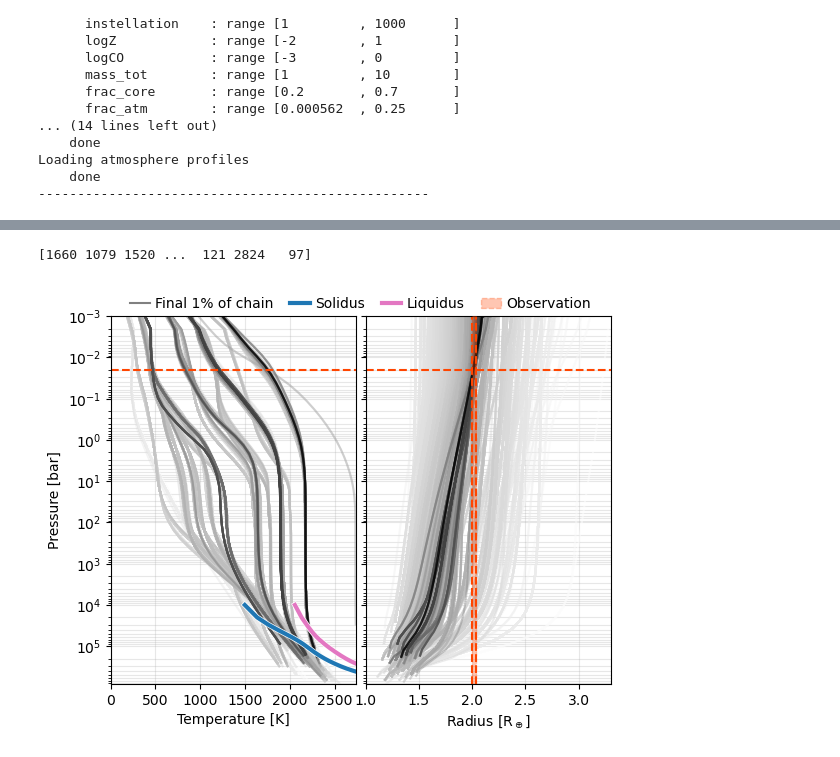
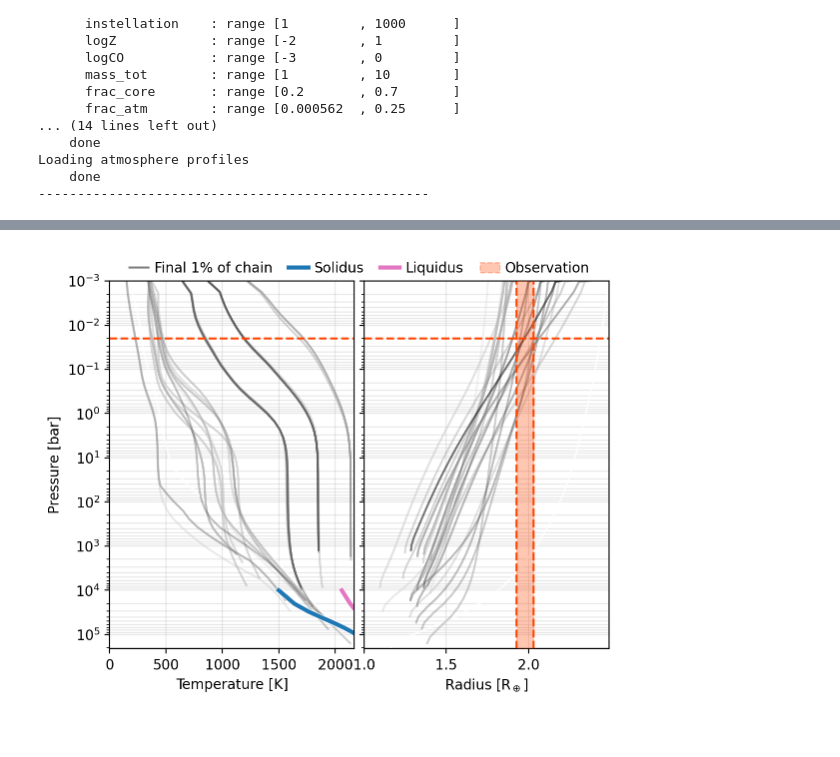
Before and after one commit to nichollsh/InferAGNI, a Jupyter notebook: notebooks/retrieve.ipynb, the cells around one changed output, grey strips where cells are left out. Cells and saved outputs as stored; diff of their text form; code cells hidden in the pictures.

Commit message:
Default parameters. Plots

```diff
--- a/notebooks/retrieve.ipynb
+++ b/notebooks/retrieve.ipynb
@@ -81,5 +80,10 @@ outdir = "output/"
 outdir_planet = os.path.join(outdir, obs["_name"].replace(" ", "_"))
 print(f"Saving to {outdir_planet}")
 
+# remove old files
 os.makedirs(outdir_planet, exist_ok=True)
+for f in ("result.csv", "truth.csv", "corner.pdf", "emits.pdf", "profs.pdf"):
+    f = os.path.join(outdir_planet, f)
+    if os.path.exists(f):
+        os.remove(f)
 # %% [output]
@@ -87,7 +91,7 @@ Saving to output/pi_Men_c
 # %%
 # Do retrieval
 keys, samples = run_retrieval(gr, obs,
-                                n_walkers=35, n_procs=15, n_steps=2000,
+                                n_walkers=30, n_procs=15, n_steps=1000,
                                 extra_keys=["instellation","log_vmr_H2","log_vmr_H2O","log_vmr_CO2","log_vmr_CO","log_vmr_H2S","t_surf"])
 # %% [output]
 Prepare interpolators
@@ -156,8 +167,10 @@ end_frac = 0.01
 # number of random draws to visualise
 rng = np.random.default_rng(42)
 max_chain = len(samples)
-min_chain = int(max_chain*end_frac)
+min_chain = int(max_chain*(1-end_frac))
 draw_idx = rng.choice(range(min_chain,max_chain,1), size=max_chain-min_chain, replace=True)
+
+print(f"Sampled {len(draw_idx)} points")
 
 profs = []
 dists = []
@@ -185,7 +198,9 @@ for i in draw_idx:
     dists.append(dist)
     profs.append(dict(idx=idx, t=t, p=p, r=r, e=e, succ=succ))
 
-print(f"Sampled {len(profs)} points")
+dists = np.array(dists)
+
+print(f"Sampled {len(profs)} profiles")
 
 # Colormap
 sm = mpl.cm.ScalarMappable(cmap='gray',
@@ -198,0 +215,8 @@ print(np.amin(dists), np.amax(dists))
+# %%
+mask = np.argsort(dists)[::-1]
+print(mask)
+print(dists[mask])
+
+num_plot = 700
+num_plot = min(num_plot, len(mask))
+mask = mask[-num_plot:]
@@ -200,12 +239,7 @@ print(np.amin(dists), np.amax(dists))
 # Plot ensemble and median T(p)
 fig, axs = plt.subplots(1,2,figsize=(5,4),sharey=True)
 axl,axr = axs
-mask = np.argsort(dists)[::-1]
-print(mask)
 
-num_plot = 99999
-num_plot = min(num_plot, len(mask))
-mask = mask[-num_plot:]
 
 # models
 axl.plot([],[],color='grey',label=f"Final {end_frac*100:.0f}% of chain")
@@ -252,35 +286,34 @@ for ax in axs:
 fb_x = [obs["r_phot"][0]-obs["r_phot"][1]/2,obs["r_phot"][0]+obs["r_phot"][1]/2]
 for x in fb_x:
     axr.axvline(x=x, color=truth_color, ls='dashed')
 axr.fill_between(fb_x, ymin,ymax, color=truth_color, label='Observation', alpha=0.3,  zorder=8,linewidth=1, linestyle='dashed')
 
 # decorate
 for ax in axs:
     ax.grid(True, which='both', alpha=0.3, zorder=-2)
 
 axl.set_yscale('log')
 axl.set_ylabel('Pressure [bar]')
 axl.set_ylim(top=ymin, bottom=ymax)
 axl.yaxis.set_major_locator(mpl.ticker.LogLocator(base=10.0, numticks=100))
 
 axl.set_xlabel('Temperature [K]')
 axl.set_xlim(0,tmax)
 axl.xaxis.set_major_locator(mpl.ticker.MultipleLocator(500))
 
 axr.set_xlabel(r"Radius [R$_\oplus$]")
 axr.set_xlim(rmin, min(rmax,4))
 axr.xaxis.set_major_locator(mpl.ticker.MultipleLocator(0.5))
 
 fig.legend(loc='upper center', ncols=4, bbox_to_anchor=(0.5,1), frameon=False, handlelength=1.4, handletextpad=0.4, columnspacing=1.2)
 # axl.legend(loc='lower left' ,handlelength=1.4, handletextpad=0.8, fontsize=9)
 # fig.colorbar(sm, ax=axr, label='Distance in parameter space')
 
 fig.subplots_adjust(wspace=0.04, top=0.92,right=1,left=0,bottom=0)
 plt.show()
 fig.savefig(f"{outdir_planet}/profs.pdf", bbox_inches='tight',dpi=ia.plot.DPI)
 # %% [output]
-[1660 1079 1520 ...  121 2824   97]
-[figure, old version]
+[figure, new version]
 # %%
 # Plot emission spectra from a sample set
 fig, ax = plt.subplots(1,1,figsize=(6,3))
```
Also changed, not shown: parts of 11 cells of this notebook, 2 other files.
